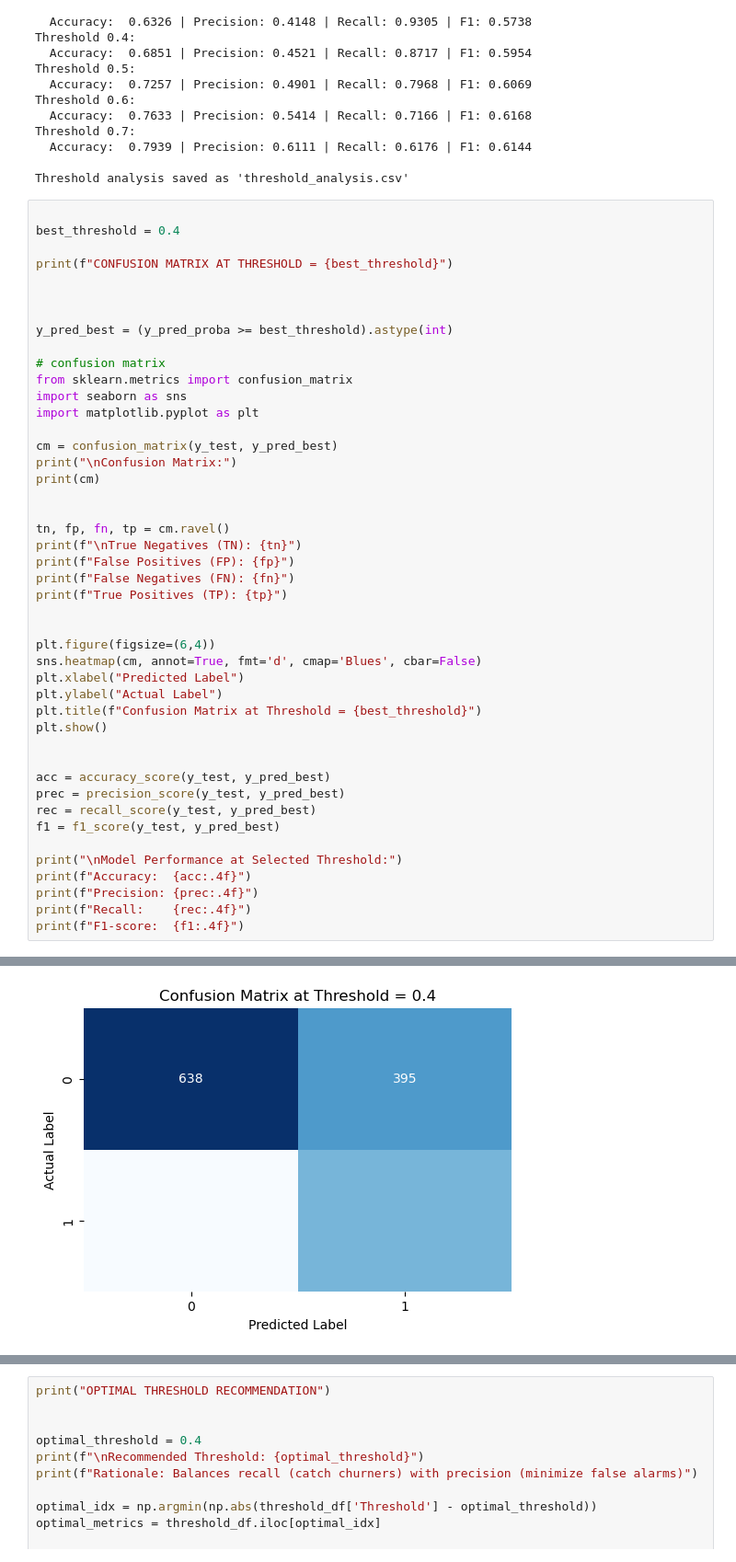
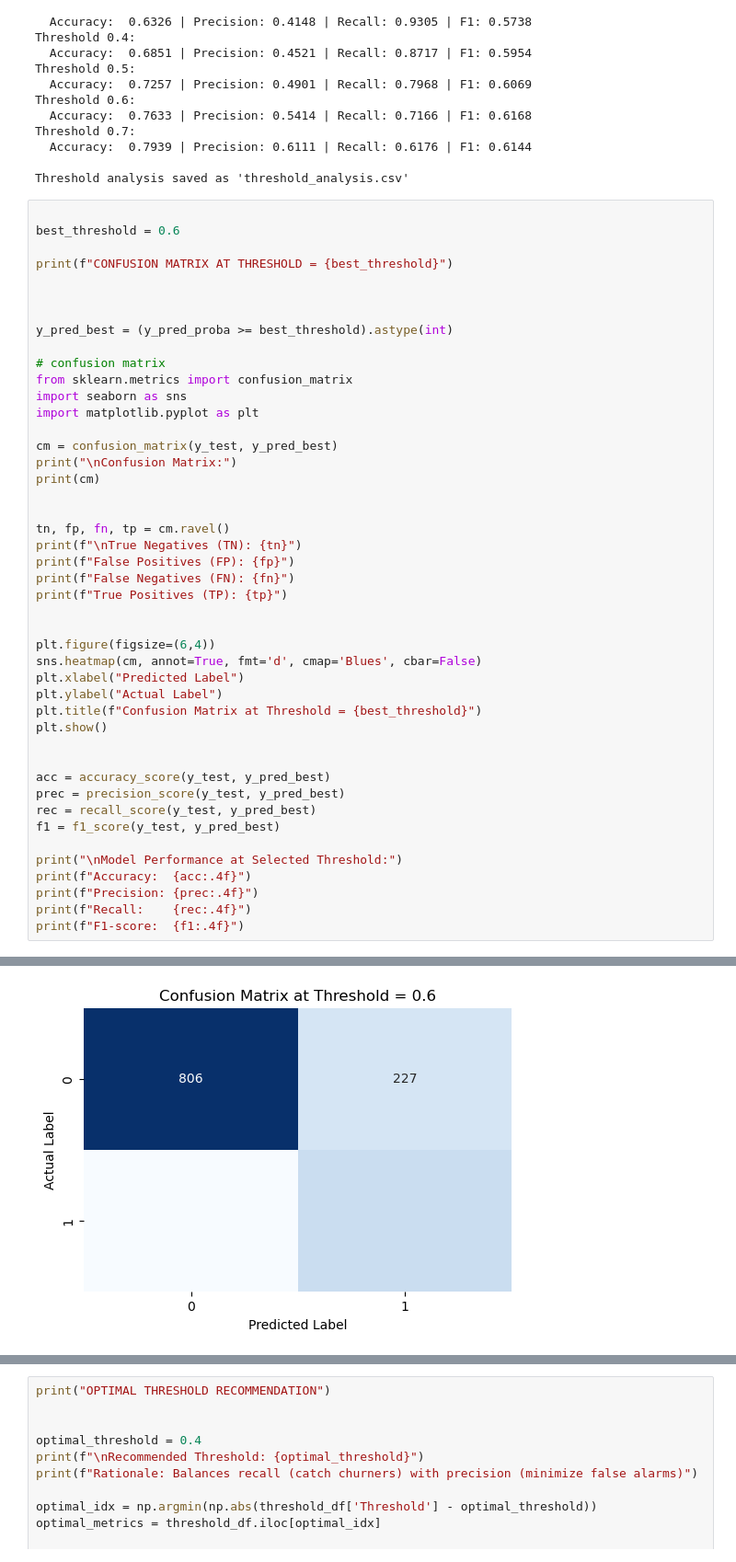
Before and after one commit to Mubhin77/customer-churn-prediction, a Jupyter notebook: model/final.ipynb, the cells around one changed output, grey strips where cells are left out. Shown at 92% size. Saved outputs shown, nothing was run; the diff lists cells and outputs as text.

```diff
--- a/model/final.ipynb
+++ b/model/final.ipynb
@@ -279,7 +279,7 @@ Threshold 0.7:
 Threshold analysis saved as 'threshold_analysis.csv'
 # %%
 
-best_threshold = 0.4
+best_threshold = 0.6
 
 print(f"CONFUSION MATRIX AT THRESHOLD = {best_threshold}")
 
@@ -336,2 +336,2 @@ True Positives (TP): 326
-[figure, old version]
+[figure, new version]
 Model Performance at Selected Threshold:
```
Also changed, not shown: parts of 2 cells of this notebook, 6 other files.
